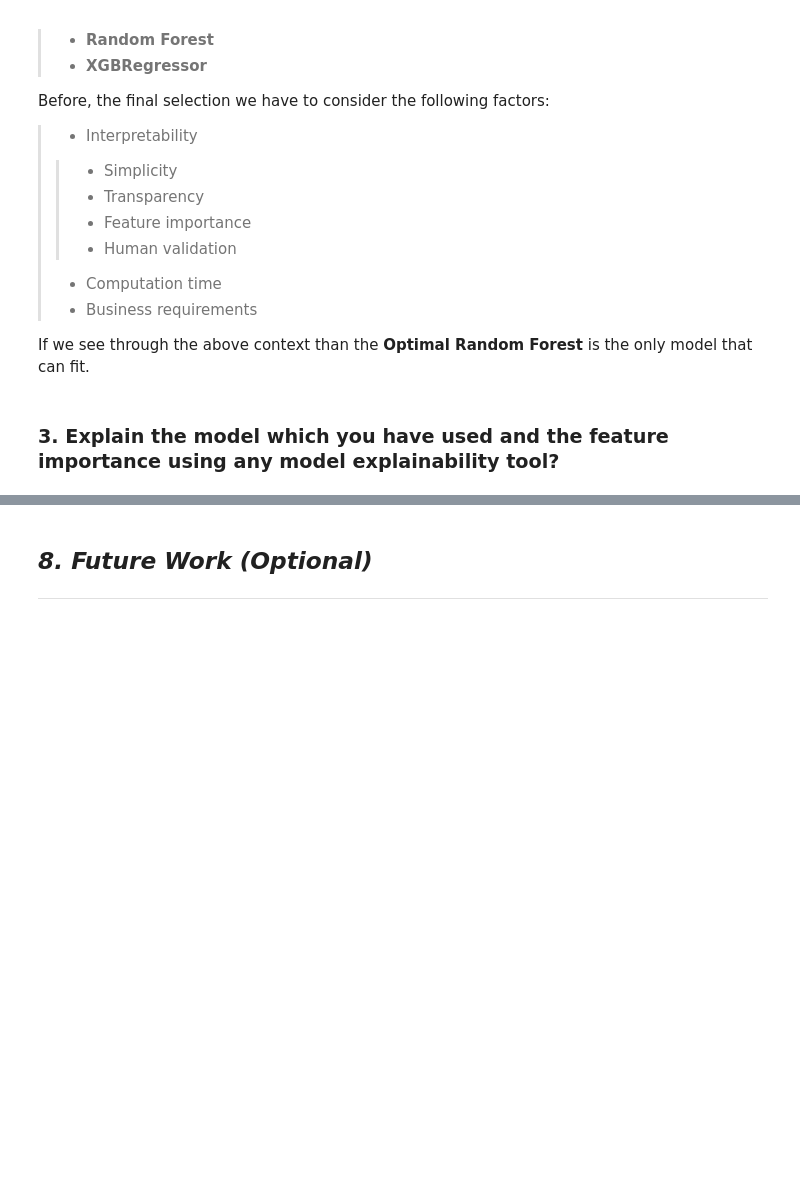
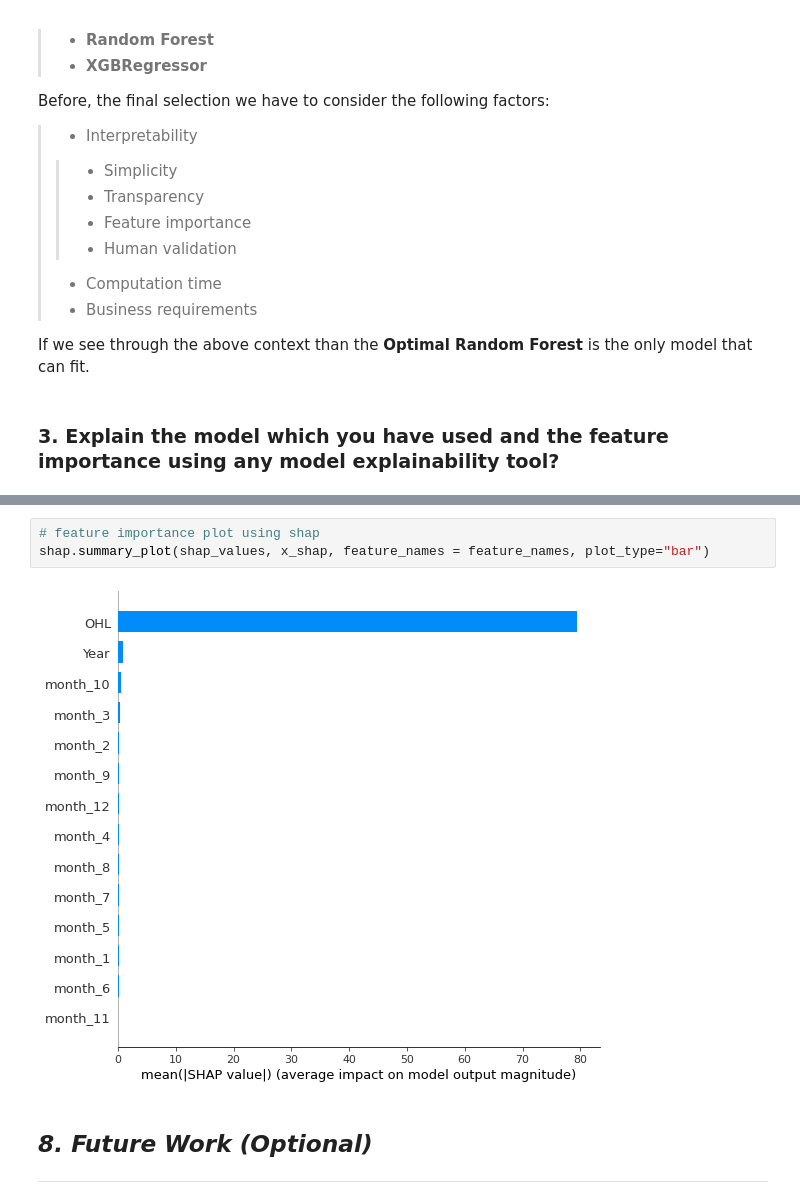
Before and after one commit to ashish-mali/Regression-Yes-Bank-Stock-Closing-Price-Prediction, a Jupyter notebook: Yes_Bank_Stock_Closing_Price_Prediction_Capstone_Project.ipynb, the cells around one changed output, grey strips where cells are left out. Cells and saved outputs as stored; diff of their text form; blank space fills up the shorter version.

```diff
--- a/Yes_Bank_Stock_Closing_Price_Prediction_Capstone_Project.ipynb
+++ b/Yes_Bank_Stock_Closing_Price_Prediction_Capstone_Project.ipynb
@@ -3462,3 +3499,8 @@ Answer Here.
+# %%
+# feature importance plot using shap
+shap.summary_plot(shap_values, x_shap, feature_names = feature_names, plot_type="bar")
+# %% [output]
+[figure, added]
 # %% [markdown]
 ## ***8.*** ***Future Work (Optional)***
 <hr>
```
Also changed, not shown: parts of 32 cells of this notebook.
